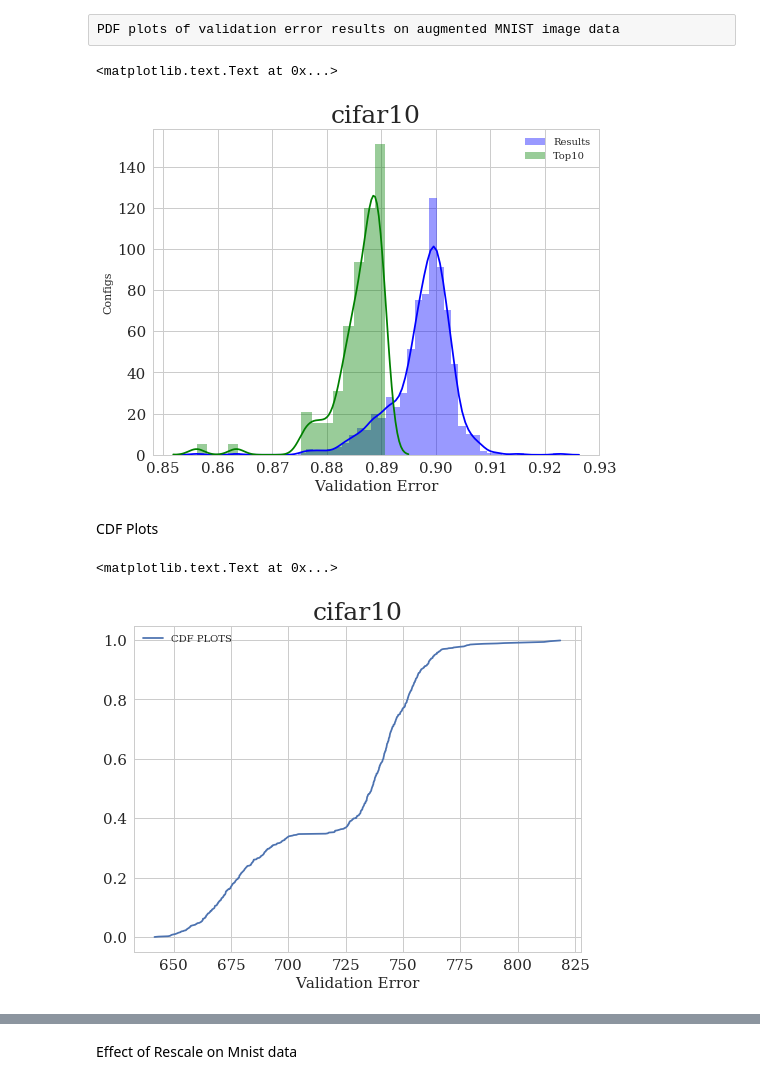
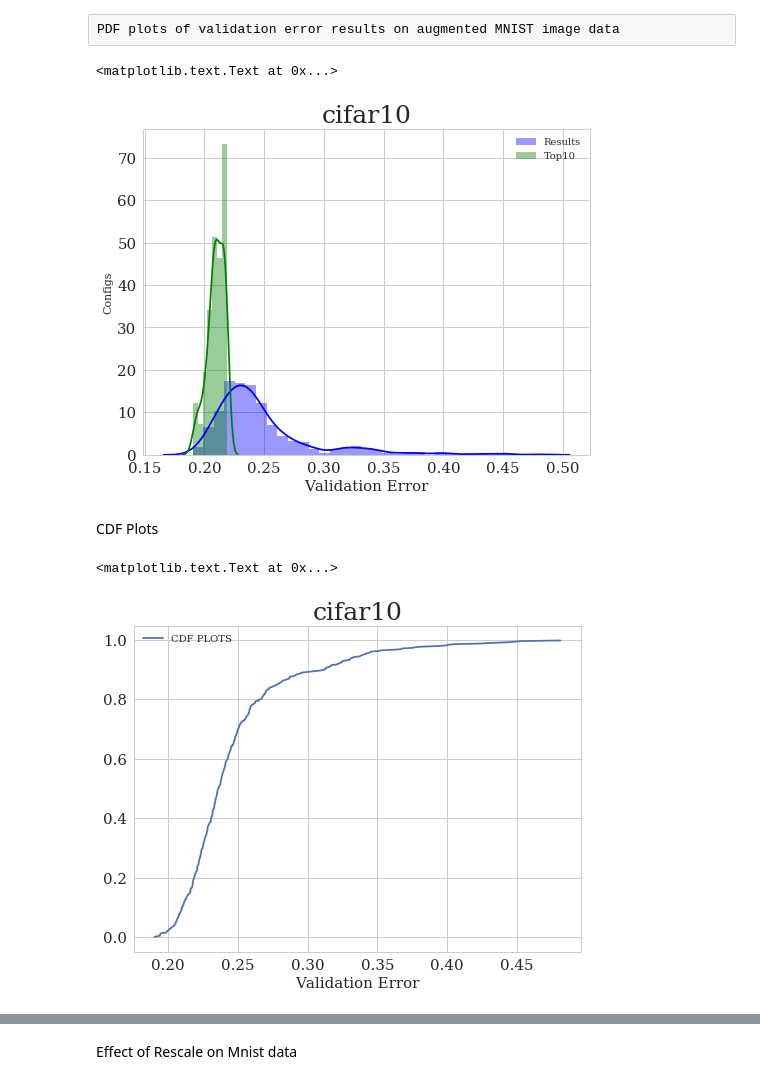
Before and after one commit to zemovi/AutoDA, a Jupyter notebook: notebooks/imgaug_cifar10.ipynb, the cells around one changed output, grey strips where cells are left out. Cells and saved outputs as stored; diff of their text form; code cells hidden in the pictures.

```diff
--- a/notebooks/imgaug_cifar10.ipynb
+++ b/notebooks/imgaug_cifar10.ipynb
@@ -25,7 +25,7 @@ plt.rcParams['ytick.labelsize'] = 15
 plt.rc('font', size=15.0, family='serif')
 plt.rcParams['text.latex.preamble']=[r"\usepackage{amsmath}"]
 # %%
-path = path_join(abspath("."), "..", "..", "AutoData/random_search")
+path = path_join(abspath("."), "..", "..", "AutoData")
 print(path)
 msg = "Results to plot do not exist. Check path. {}".format(path)
 assert os.path.exists(path), msg
@@ -59,8 +59,8 @@ for d in datasets:
 
 
 
-    n_runs = 800
-    for i in range(1, n_runs):
+    n_runs = 500
+    for i in range(2, n_runs):
         try:
             from os.path import abspath, join as path_join
             config_path = "%s/random_search_%s_%d.json" % (d, d, i)
@@ -117,20 +132,20 @@ plt.xlabel("Validation Error", fontsize=15)
 plt.title(dataset, fontsize=25)
 # %% [output]
 <matplotlib.text.Text at 0x...>
-[figure, old version]
+[figure, new version]
 # %% [markdown]
 CDF Plots
 # %%
 dataset = "cifar10"
-sorted_error = np.sort(runtime)
+sorted_error = np.sort(validation_error)
 yvals = np.arange(len(sorted_error)) / float(len(sorted_error))
 plt.plot(sorted_error, yvals, label= "CDF PLOTS")
 plt.legend(loc=2, fontsize=10)
 plt.xlabel("Validation Error", fontsize=15)
 plt.title(dataset, fontsize=25)
 # %% [output]
 <matplotlib.text.Text at 0x...>
-[figure, old version]
+[figure, new version]
 # %%
 dataset = "cifar10"
 validation_error = results[dataset]["validation_error"]
```
Also changed, not shown: parts of 3 cells of this notebook, 8 other files.
